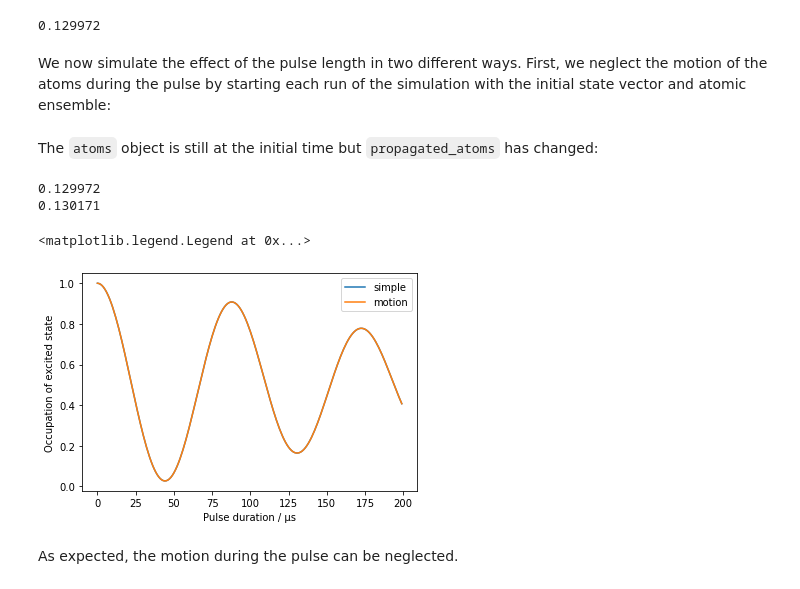
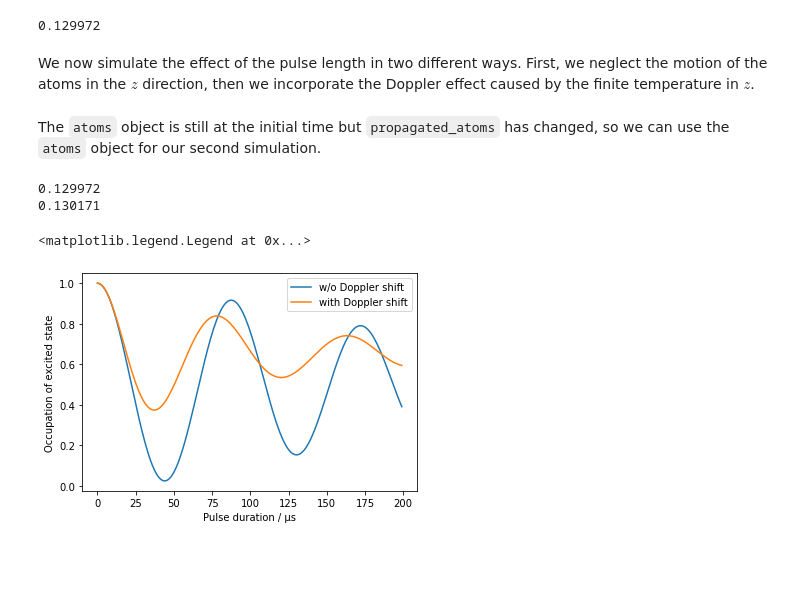
Before and after one commit to bleykauf/aisim, a Jupyter notebook: examples/README.ipynb, the cells around one changed output. Cells and saved outputs as stored; diff of their text form; code cells hidden in the pictures; blank space fills up the shorter version.

```diff
--- a/examples/README.ipynb
+++ b/examples/README.ipynb
@@ -182,7 +182,7 @@ pos_params = {
      'mean_y': 0.0,
      'std_y' : 3.0e-3, # cloud radius in m
      'mean_z': 0.0,
-     'std_z' : 0,        # ignore z dimension, its not relevant here
+     'std_z' : 0.0,        # ignore z dimension, its not relevant here
 }
 vel_params = {
      'mean_vx': 0.0,
@@ -190,7 +190,7 @@ vel_params = {
      'mean_vy': 0.0,
      'std_vy' : ais.convert.vel_from_temp(3.0e-6), # cloud velocity spread in m/s at tempearture of 3 uK
      'mean_vz': 0.0,
-     'std_vz' : 0,        # ignore z dimension, its not relevant here
+     'std_vz' : ais.convert.vel_from_temp(160e-9),        # after velocity selection, velocity in z direction is 160 nK
 }
 
 atoms = ais.create_random_ensemble_from_gaussian_distribution(
@@ -237,3 +241,5 @@ intensity_profile = ais.IntensityProfile(r_beam, center_rabi_freq)
+# %%
+wave_vectors = ais.Wavevectors( k1 = 2*np.pi/780e-9, k2 = -2*np.pi/780e-9)
 # %% [markdown]
 #### Simulation
 
@@ -248,7 +254,7 @@ atoms.time
 # %% [output]
 0.129972
 # %% [markdown]
-We now simulate the effect of the pulse length in two different ways. First, we neglect the motion of the atoms during the pulse by starting each run of the simulation with the initial state vector and atomic ensemble:
+We now simulate the effect of the pulse length in two different ways. First, we neglect the motion of the atoms in the $z$ direction, then we incorporate the Doppler effect caused by the finite temperature in $z$.
 # %%
 state_occupation_simple = []
 taus = np.arange(200)*1e-6
@@ -258,7 +264,7 @@ for tau in taus:
     # mean occupation of the excited state
     state_occupation_simple.append(np.mean(propagated_atoms.state_occupation(state=1)))
 # %% [markdown]
-The `atoms` object is still at the initial time but `propagated_atoms` has changed:
+The `atoms` object is still at the initial time but `propagated_atoms` has changed, so we can use the `atoms` object for our second simulation.
 # %%
 print(atoms.time)
 print(propagated_atoms.time)
@@ -266,22 +272,20 @@ print(propagated_atoms.time)
 0.129972
 0.130171
 # %%
-state_occupation_motion = []
+state_occupation_doppler = []
 taus = np.arange(200)*1e-6
 for tau in taus:
-    # mean occupation of the excited state, include tau=0
-    state_occupation_motion.append(np.mean(atoms.state_occupation(state=1)))
-    # propagating 1 us at a time, changing the `atoms` object at each step
-    atoms = ais.prop.transition(atoms, intensity_profile, 1e-6, wf=None)
+    # acting on the states in `atom` at each run
+    propagated_atoms = ais.prop.transition(atoms, intensity_profile, tau, wf=None, wave_vectors=wave_vectors)
+    # mean occupation of the excited state
+    state_occupation_doppler.append(np.mean(propagated_atoms.state_occupation(state=1)))
 # %%
 fig, ax = plt.subplots()
-ax.plot(1e6*taus, state_occupation_simple, label='simple')
-ax.plot(1e6*taus, state_occupation_motion, label='motion')
+ax.plot(1e6*taus, state_occupation_simple, label='w/o Doppler shift')
+ax.plot(1e6*taus, state_occupation_doppler, label='with Doppler shift')
 ax.set_xlabel('Pulse duration / μs')
 ax.set_ylabel('Occupation of excited state');
 ax.legend()
 # %% [output]
 <matplotlib.legend.Legend at 0x...>
-[figure, old version]
+[figure, new version]
-# %% [markdown]
-As expected, the motion during the pulse can be neglected.
```
Also changed, not shown: parts of 5 cells of this notebook.
